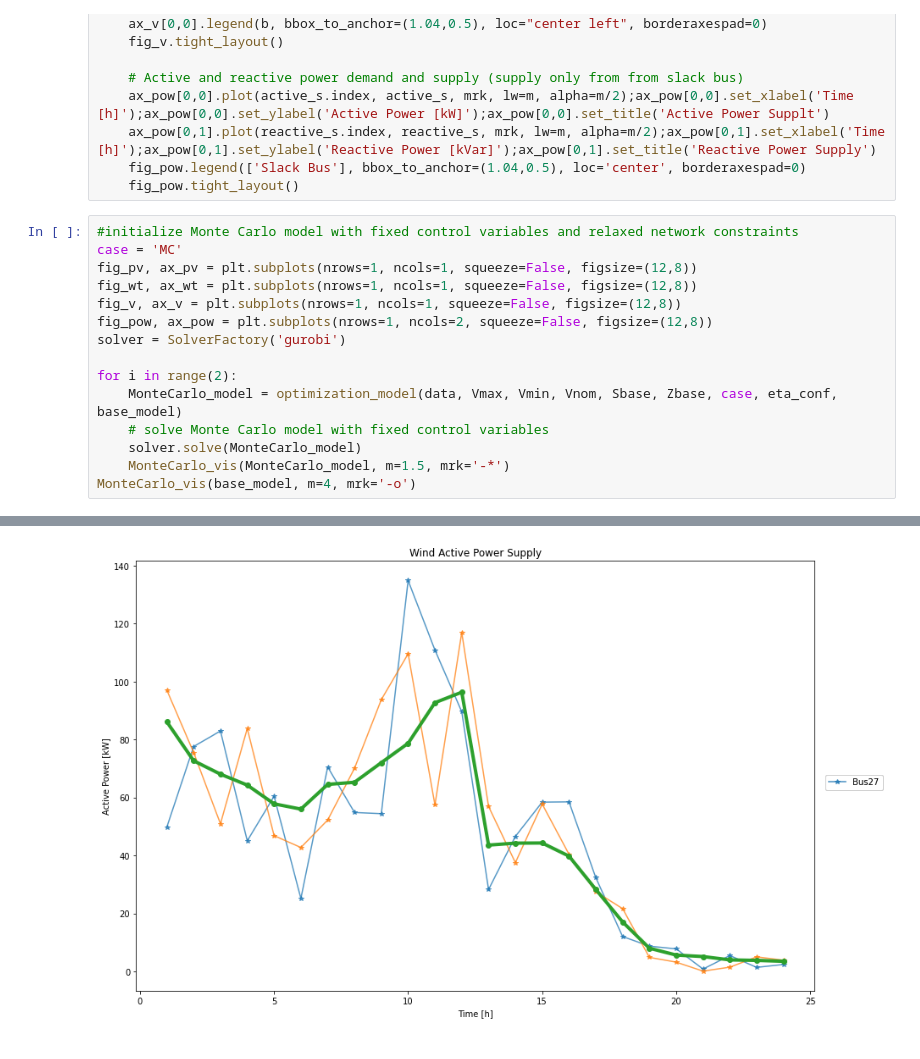
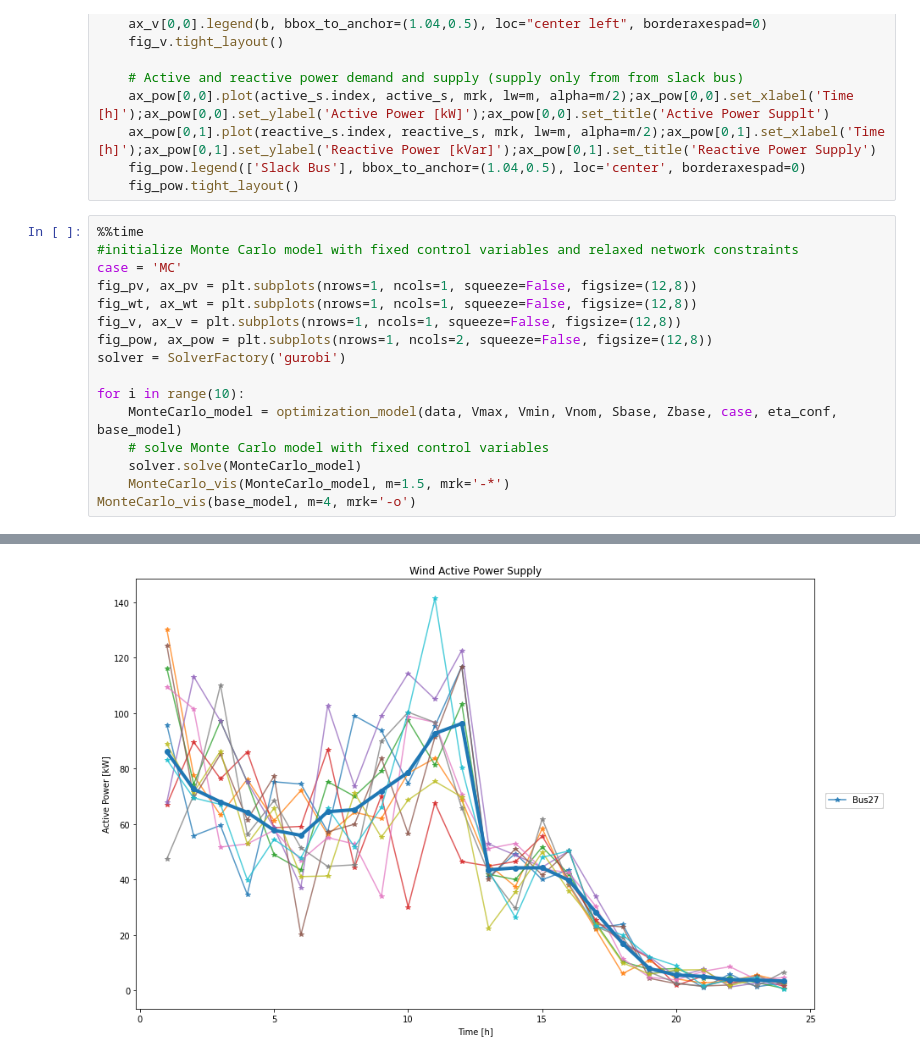
Before and after one commit to filipforro/MasterThesis, a Jupyter notebook: Pyomo/MILP_v1/MILP_v5.ipynb, the cells around one changed output, grey strips where cells are left out. Cells and saved outputs as stored; diff of their text form.

```diff
--- a/Pyomo/MILP_v1/MILP_v5.ipynb
+++ b/Pyomo/MILP_v1/MILP_v5.ipynb
@@ -982,6 +984,7 @@ def MonteCarlo_vis(model, m, mrk):
     fig_pow.legend(['Slack Bus'], bbox_to_anchor=(1.04,0.5), loc='center', borderaxespad=0)
     fig_pow.tight_layout()
 # %%
+%%time
 #initialize Monte Carlo model with fixed control variables and relaxed network constraints
 case = 'MC'
 fig_pv, ax_pv = plt.subplots(nrows=1, ncols=1, squeeze=False, figsize=(12,8))
@@ -990,7 +993,7 @@ fig_v, ax_v = plt.subplots(nrows=1, ncols=1, squeeze=False, figsize=(12,8))
 fig_pow, ax_pow = plt.subplots(nrows=1, ncols=2, squeeze=False, figsize=(12,8))
 solver = SolverFactory('gurobi')
 
-for i in range(2):
+for i in range(10):
     MonteCarlo_model = optimization_model(data, Vmax, Vmin, Vnom, Sbase, Zbase, case, eta_conf, base_model)
     # solve Monte Carlo model with fixed control variables
     solver.solve(MonteCarlo_model)
@@ -1001 +1005 @@ MonteCarlo_vis(base_model, m=4, mrk='-o')
-[figure, old version]
+[figure, new version]
```
Also changed, not shown: parts of 6 cells of this notebook.
